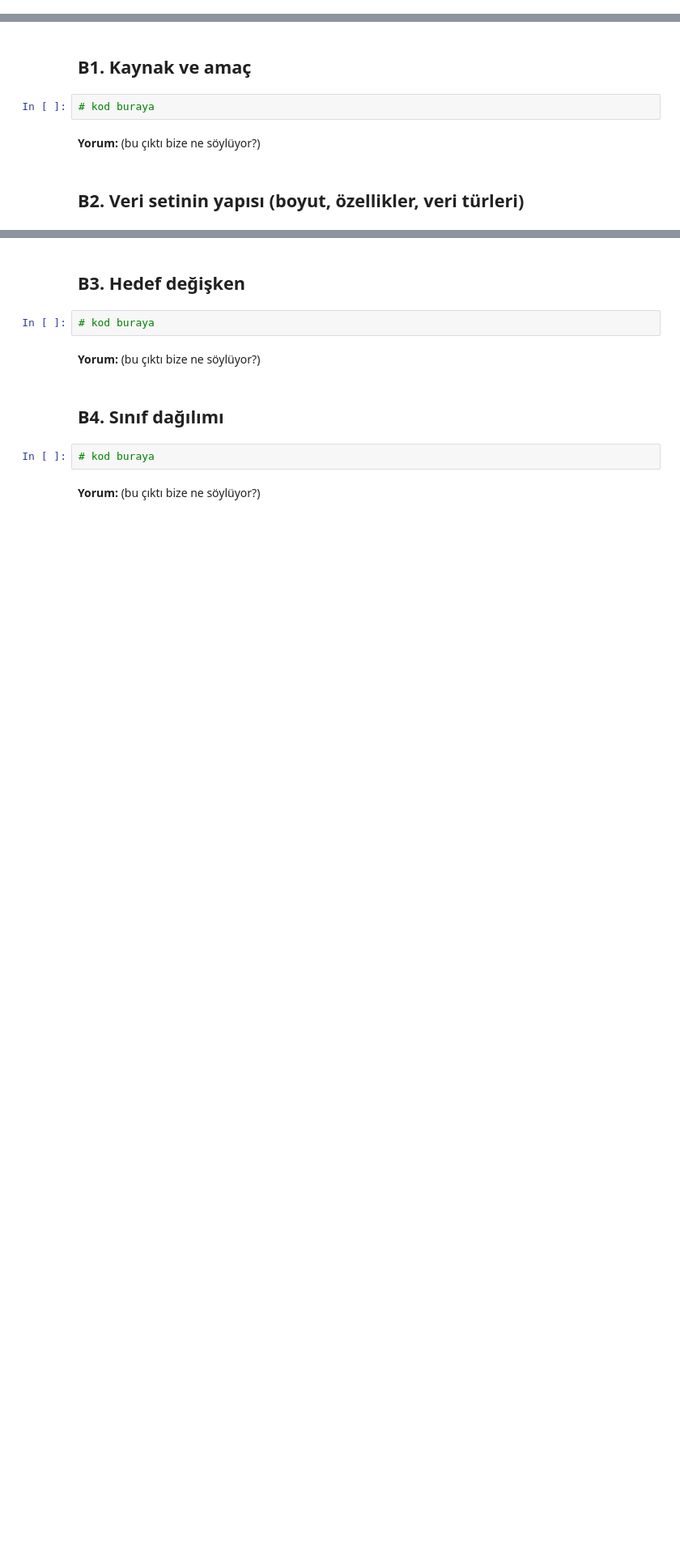
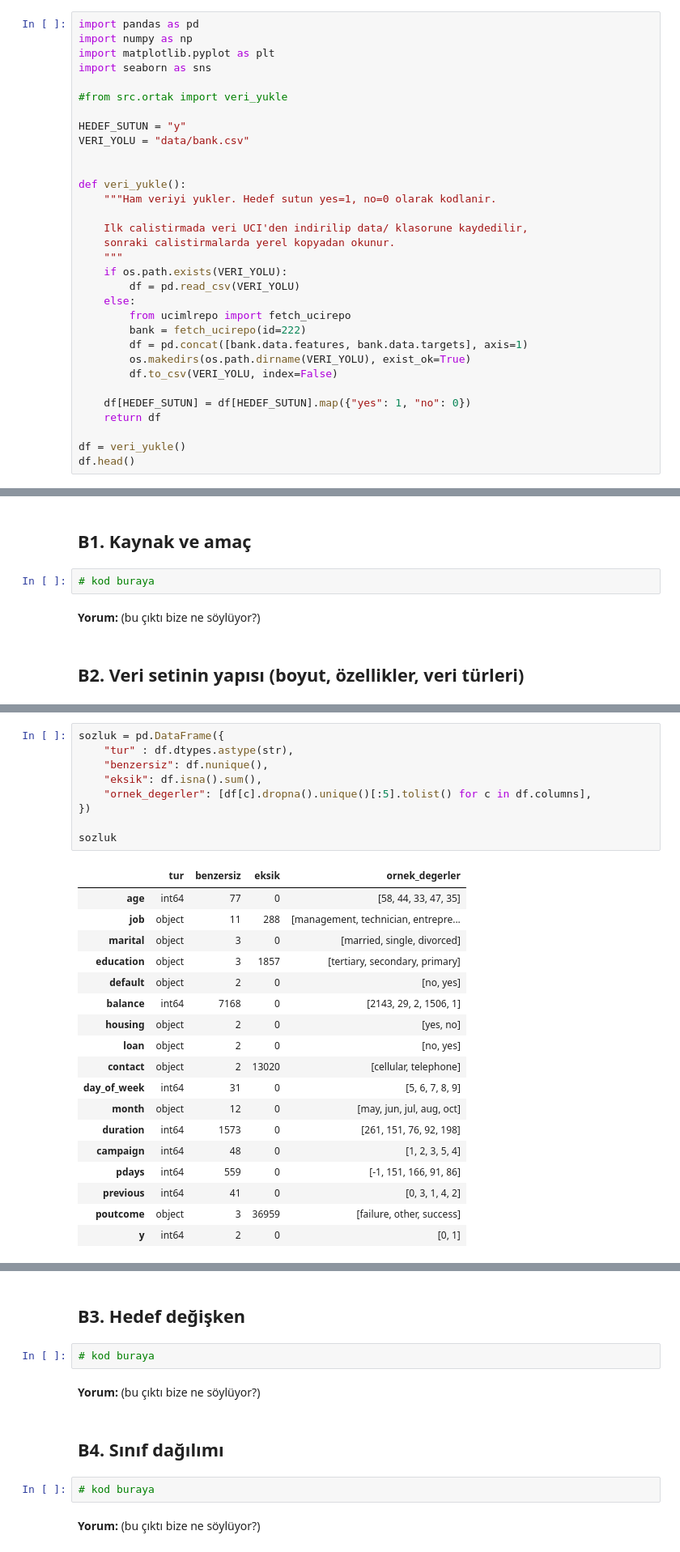
Before and after one commit to zeyneppbaran/ml-proje, a Jupyter notebook: notebooks/01_veri_tanitimi.ipynb, the cells around one changed output, grey strips where cells are left out. Shown at 81% size. Saved outputs shown, nothing was run; the diff lists cells and outputs as text; blank space fills up the shorter version.

```diff
--- a/notebooks/01_veri_tanitimi.ipynb
+++ b/notebooks/01_veri_tanitimi.ipynb
@@ -35,0 +41,32 @@ df.head()
+# %%
+import pandas as pd
+import numpy as np
+import matplotlib.pyplot as plt
+import seaborn as sns
+
+#from src.ortak import veri_yukle
+
+HEDEF_SUTUN = "y"
+VERI_YOLU = "data/bank.csv"
+
+
+def veri_yukle():
+    """Ham veriyi yukler. Hedef sutun yes=1, no=0 olarak kodlanir.
+
+    Ilk calistirmada veri UCI'den indirilip data/ klasorune kaydedilir,
+    sonraki calistirmalarda yerel kopyadan okunur.
+    """
+    if os.path.exists(VERI_YOLU):
+        df = pd.read_csv(VERI_YOLU)
+    else:
+        from ucimlrepo import fetch_ucirepo
+        bank = fetch_ucirepo(id=222)
+        df = pd.concat([bank.data.features, bank.data.targets], axis=1)
+        os.makedirs(os.path.dirname(VERI_YOLU), exist_ok=True)
+        df.to_csv(VERI_YOLU, index=False)
+
+    df[HEDEF_SUTUN] = df[HEDEF_SUTUN].map({"yes": 1, "no": 0})
+    return df
+
+df = veri_yukle()
+df.head()
@@ -47,0 +120,28 @@ df.head()
+# %%
+sozluk = pd.DataFrame({
+    "tur" : df.dtypes.astype(str),
+    "benzersiz": df.nunique(),
+    "eksik": df.isna().sum(),
+    "ornek_degerler": [df[c].dropna().unique()[:5].tolist() for c in df.columns],
+})
+
+sozluk
+# %% [output]
+|  | tur | benzersiz | eksik | ornek_degerler |
+| age | int64 | 77 | 0 | [58, 44, 33, 47, 35] |
+| job | object | 11 | 288 | [management, technician, entrepre... |
+| marital | object | 3 | 0 | [married, single, divorced] |
+| education | object | 3 | 1857 | [tertiary, secondary, primary] |
+| default | object | 2 | 0 | [no, yes] |
+| balance | int64 | 7168 | 0 | [2143, 29, 2, 1506, 1] |
+| housing | object | 2 | 0 | [yes, no] |
+| loan | object | 2 | 0 | [no, yes] |
+| contact | object | 2 | 13020 | [cellular, telephone] |
+| day_of_week | int64 | 31 | 0 | [5, 6, 7, 8, 9] |
+| month | object | 12 | 0 | [may, jun, jul, aug, oct] |
+| duration | int64 | 1573 | 0 | [261, 151, 76, 92, 198] |
+| campaign | int64 | 48 | 0 | [1, 2, 3, 5, 4] |
+| pdays | int64 | 559 | 0 | [-1, 151, 166, 91, 86] |
+| previous | int64 | 41 | 0 | [0, 3, 1, 4, 2] |
+| poutcome | object | 3 | 36959 | [failure, other, success] |
+| y | int64 | 2 | 0 | [0, 1] |
```
Also changed, not shown: parts of 16 cells of this notebook.
